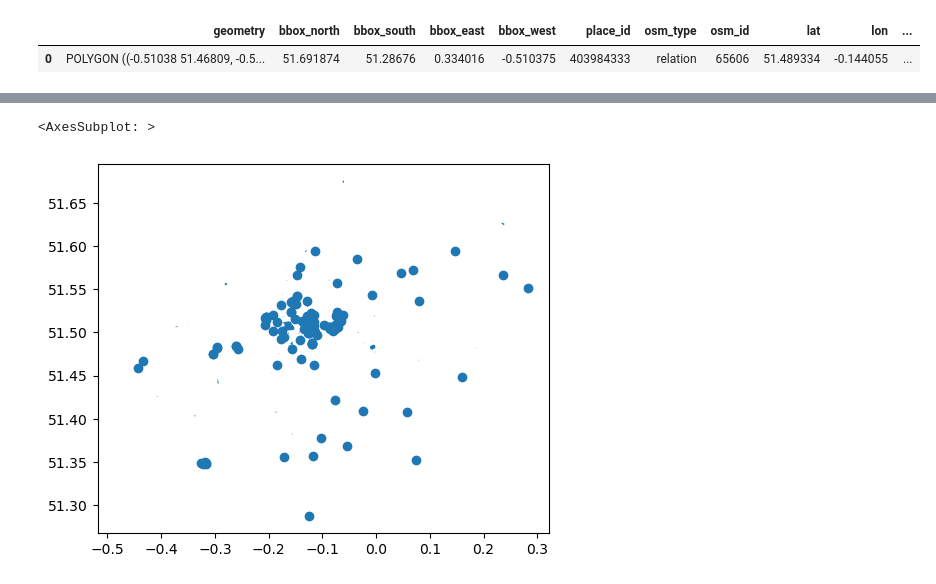
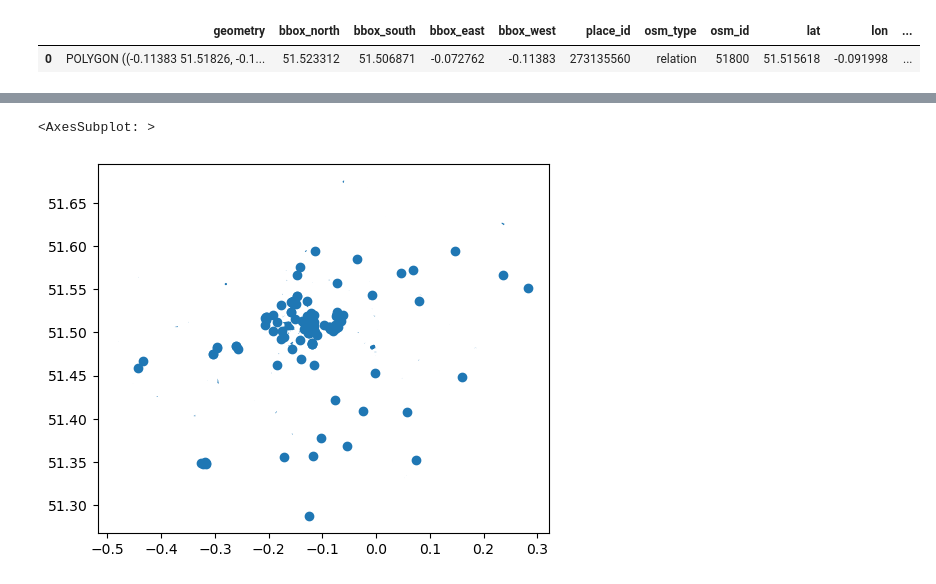
Before and after one commit to Felioxx/Mobile-ity-Scope, a Jupyter notebook: first_steps_python/get_osm_data.ipynb, the cells around one changed output, grey strips where cells are left out. Drawn from its saved outputs; the diff is of its cells as text; code cells hidden in the pictures.

```diff
--- a/first_steps_python/get_osm_data.ipynb
+++ b/first_steps_python/get_osm_data.ipynb
@@ -1,15 +1,15 @@
 # %%
 # import osmnx
 import osmnx as ox
 import geopandas as gpd
 
 # Specify the area of interest
-place_name = "London, England, UK"
+place_name = "City of London, England, UK"
 
 # Get place boundary related to the place name as a geodataframe
 area = ox.geocode_to_gdf(place_name)
 
 area
 # %% [output]
 |  | geometry | bbox_north | bbox_south | bbox_east | bbox_west | place_id | osm_type | osm_id | lat | lon | ... |
-| 0 | POLYGON ((-0.51038 51.46809, -0.5... | 51.691874 | 51.28676 | 0.334016 | -0.510375 | 403984333 | relation | 65606 | 51.489334 | -0.144055 | ... |
+| 0 | POLYGON ((-0.11383 51.51826, -0.1... | 51.523312 | 51.506871 | -0.072762 | -0.11383 | 273135560 | relation | 51800 | 51.515618 | -0.091998 | ... |
```
Also changed, not shown: parts of 4 cells of this notebook.
